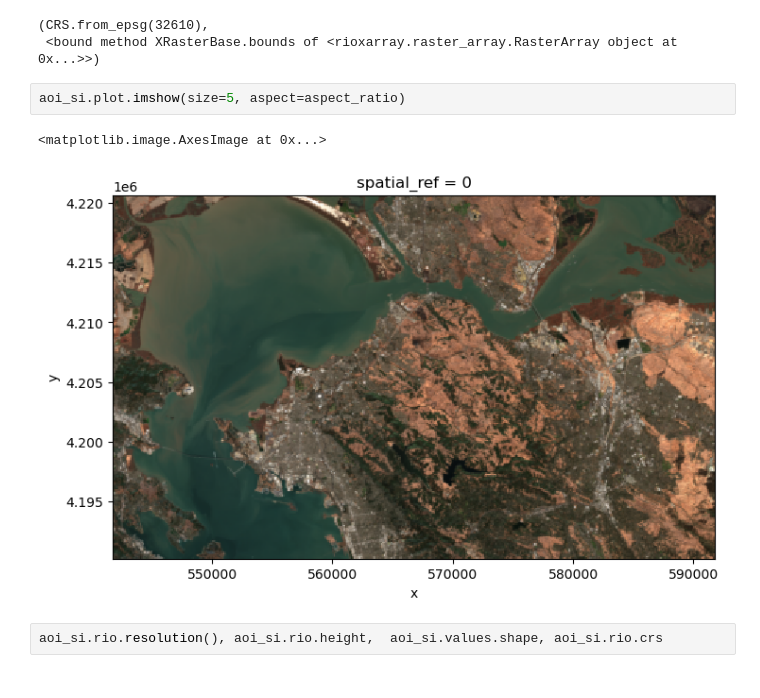
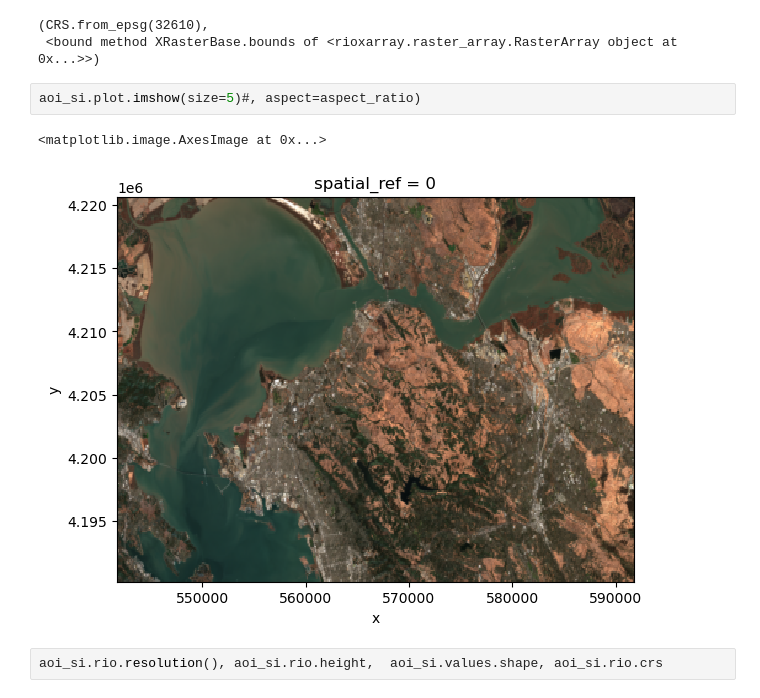
Before and after one commit to ando-shah/sdm-geolifeCLEF, a Jupyter notebook: raster/si_env_patch.ipynb, the cells around one changed output. Saved outputs shown, nothing was run; the diff lists cells and outputs as text.

```diff
--- a/raster/si_env_patch.ipynb
+++ b/raster/si_env_patch.ipynb
@@ -140,10 +143,10 @@ aoi_si.rio.crs, aoi_si.rio.bounds
 (CRS.from_epsg(32610),
  <bound method XRasterBase.bounds of <rioxarray.raster_array.RasterArray object at 0x...>>)
 # %%
-aoi_si.plot.imshow(size=5, aspect=aspect_ratio)
+aoi_si.plot.imshow(size=5)#, aspect=aspect_ratio)
 # %% [output]
 <matplotlib.image.AxesImage at 0x...>
-[figure, old version]
+[figure, new version]
 # %%
 aoi_si.rio.resolution(), aoi_si.rio.height,  aoi_si.values.shape, aoi_si.rio.crs
 # %% [output]
```
Also changed, not shown: parts of 6 cells of this notebook.
